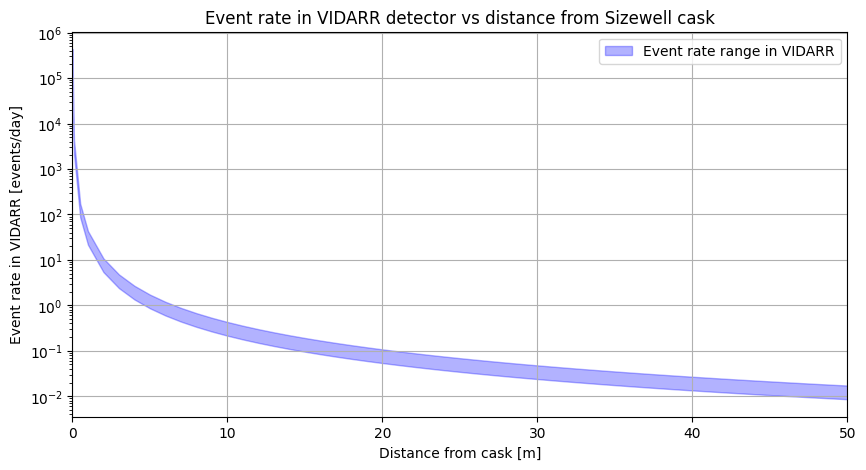
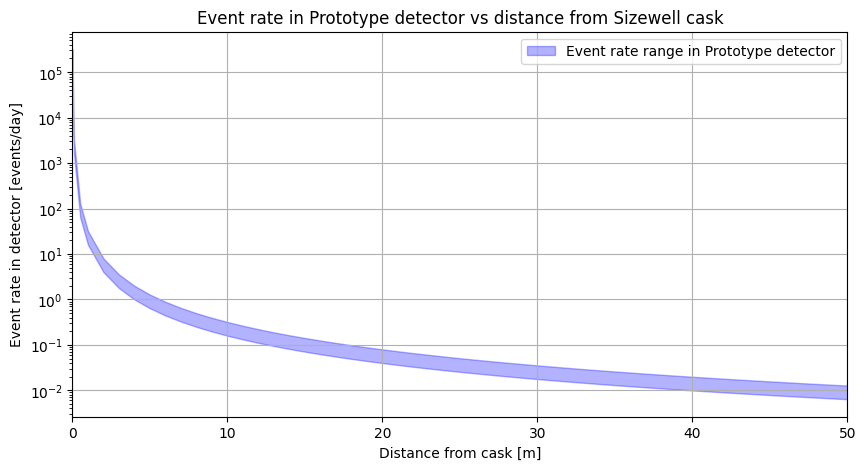
The change to this notebook cell's code, shown as a diff; its figure went from the first image to the second:
--- before
+++ after
@@ -7,9 +7,8 @@
 
 total_spec = cask.get_total_spectrum(cooling_time=cooling_time)
-total_flux = total_spec.integrate(lower_energy=1806)
 event_rates = []
 for distance in distances:
-    flux_at_distance = calculate_flux_at_distance(total_flux, distance)
-    rate_lower, rate_upper = calculate_event_rate(flux_at_distance, 0.2, 0.4)
+    rate_lower = detector.calculate_event_rate(total_spec, distance, efficiency=0.2)
+    rate_upper = detector.calculate_event_rate(total_spec, distance, efficiency=0.4)
     event_rates.append((rate_lower * 60 * 60 * 24, rate_upper * 60 * 60 * 24))
 event_rates = np.array(event_rates)
@@ -23,11 +22,11 @@
     color="blue",
     alpha=0.3,
-    label="Event rate range in VIDARR",
+    label=f"Event rate range in {detector.name} detector",
 )
 axes.set_xlim(0, 50)
 axes.set_xlabel("Distance from cask [m]")
-axes.set_ylabel("Event rate in VIDARR [events/day]")
+axes.set_ylabel(f"Event rate in detector [events/day]")
 axes.set_title(
-    f"Event rate in VIDARR detector vs distance from {cask.name} cask"
+    f"Event rate in {detector.name} detector vs distance from {cask.name} cask"
 )
 axes.set_yscale("log")

Commit: Update dashboard